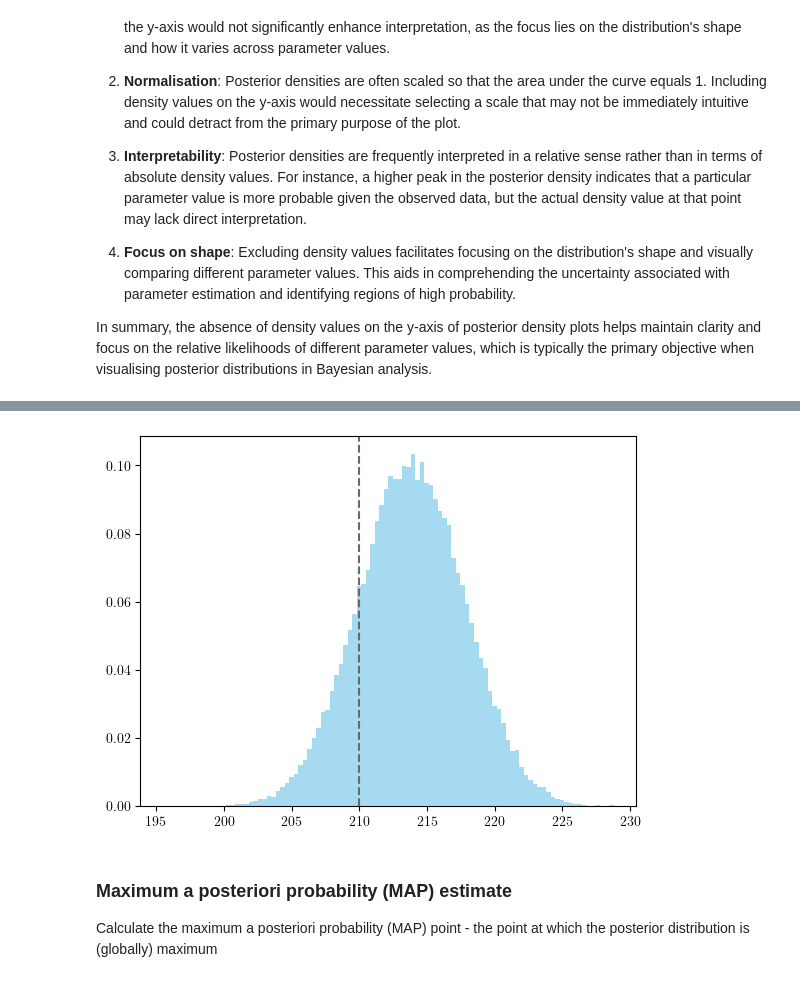
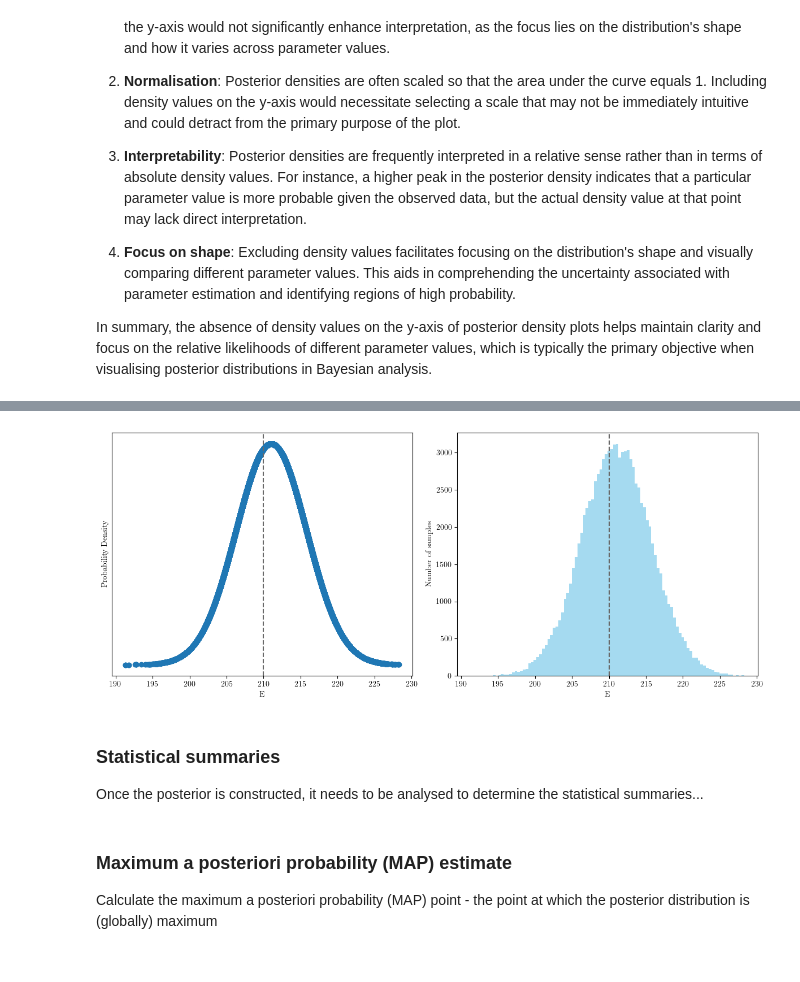
Before and after one commit to mark-hobbs/bayesian-inference-tutorial, a Jupyter notebook: examples/01-linear-elasticity.ipynb, the cells around one changed output, grey strips where cells are left out. Saved outputs shown, nothing was run; the diff lists cells and outputs as text; code cells hidden in the pictures.

Commit message:
Refactoring figures

```diff
--- a/examples/01-linear-elasticity.ipynb
+++ b/examples/01-linear-elasticity.ipynb
@@ -683,8 +675,26 @@ plt.axvline(E, ls="--", color="dimgray")
-# %%
-plt.hist(samples[1000:], bins=100, density=True, alpha=0.75, color="skyblue")
-plt.axvline(E, ls="--", color="dimgray");
-# %% [output]
-[figure, removed]
+# %%
+fig, (ax1, ax2) = plt.subplots(1, 2, figsize=(12, 5))
+
+ax1.scatter(samples[1000:], pdf[1000:])
+ax1.axvline(E, ls="--", color="dimgray")
+
+ax1.set_xlabel("E")
+ax1.set_ylabel("Probability Density")
+ax1.set_yticks([])
+
+ax2.hist(samples[1000:], bins=100, alpha=0.75, color="skyblue")
+ax2.axvline(E, ls="--", color="dimgray")
+
+ax2.set_xlabel("E")
+ax2.set_ylabel("Number of samples")
+
+plt.tight_layout()
+# %% [output]
+[figure, added]
+# %% [markdown]
+### Statistical summaries
+
+Once the posterior is constructed, it needs to be analysed to determine the statistical summaries...
 # %% [markdown]
 ### Maximum a posteriori probability (MAP) estimate
 
```
Also changed, not shown: parts of 14 cells of this notebook.
